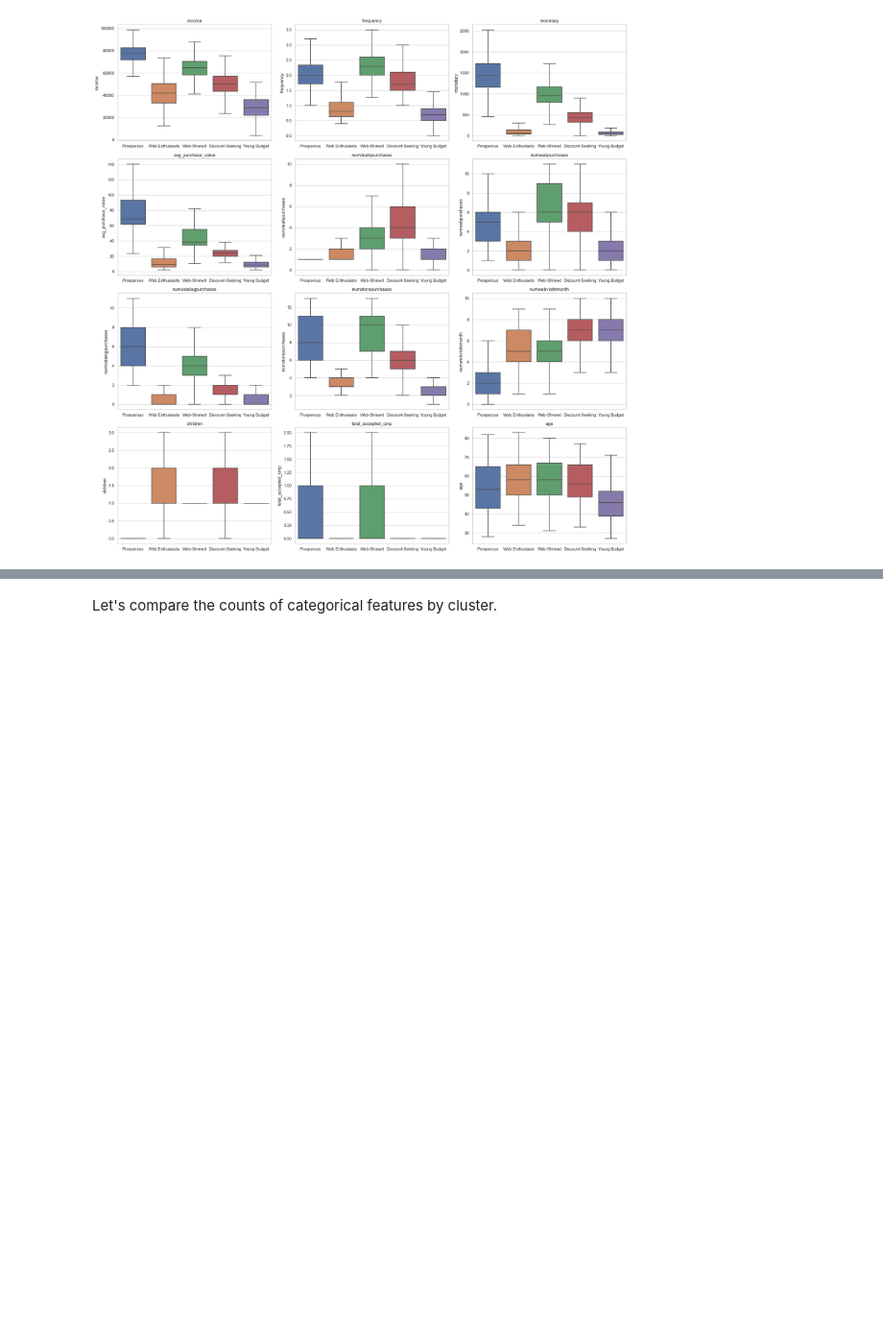
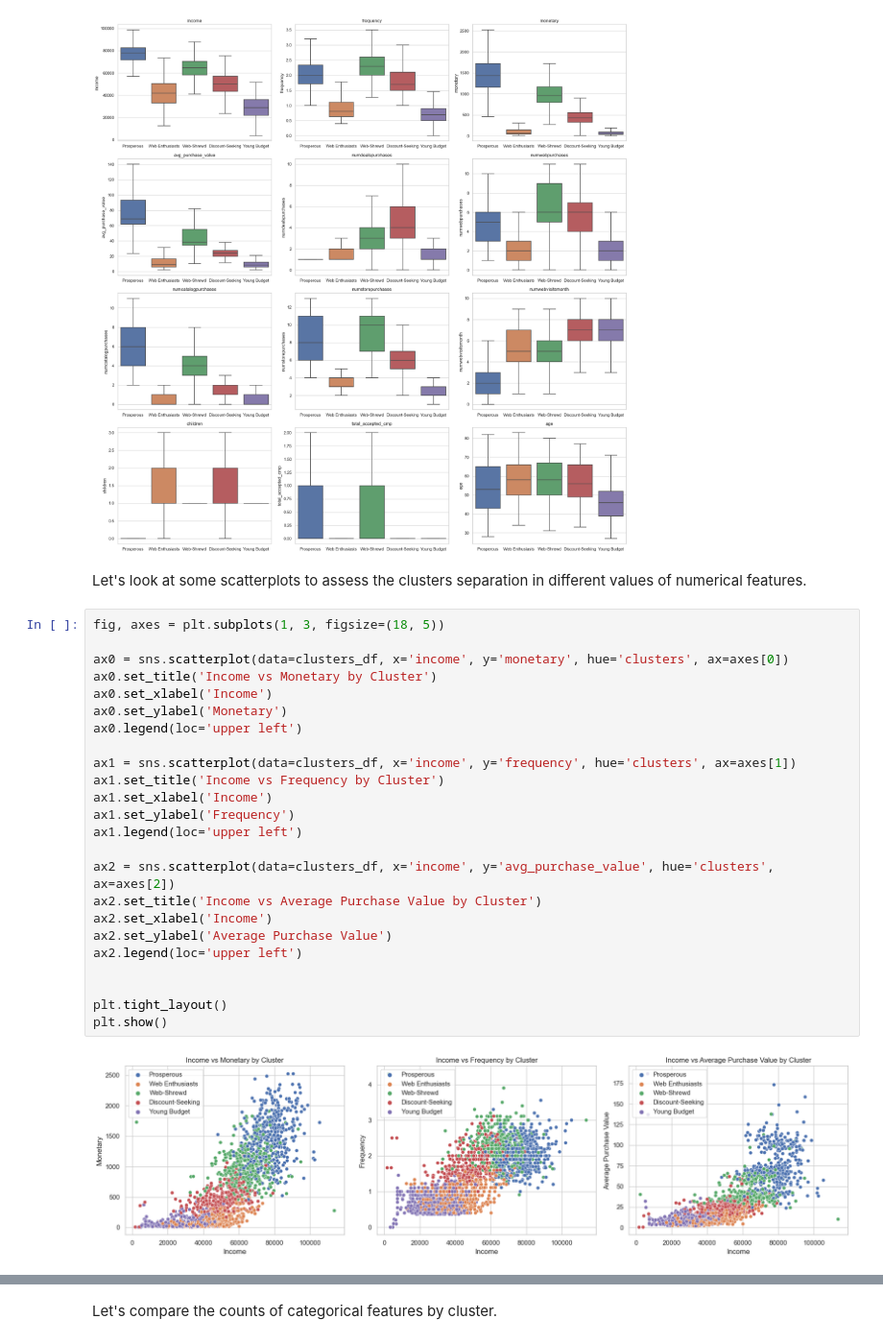
Before and after one commit to allmeidaapedro/Customer-Segmentation-Retail, a Jupyter notebook: notebooks/modelling.ipynb, the cells around one changed output, grey strips where cells are left out. Shown at 96% size. Cells and saved outputs as stored; diff of their text form; blank space fills up the shorter version.

Commit message:
Added scatterplots by cluster

```diff
--- a/notebooks/modelling.ipynb
+++ b/notebooks/modelling.ipynb
@@ -408,5 +408,33 @@ Let's compare the distributions by cluster to reinforce what we saw at the barpl
 sns_plots(data=clusters_df, features=numplots_features, boxplot=True, boxplot_x='clusters')
 # %% [output]
 [figure]
+# %% [markdown]
+Let's look at some scatterplots to assess the clusters separation in different values of numerical features.
+# %%
+fig, axes = plt.subplots(1, 3, figsize=(18, 5))
+
+ax0 = sns.scatterplot(data=clusters_df, x='income', y='monetary', hue='clusters', ax=axes[0])
+ax0.set_title('Income vs Monetary by Cluster')
+ax0.set_xlabel('Income')
+ax0.set_ylabel('Monetary')
+ax0.legend(loc='upper left')
+
+ax1 = sns.scatterplot(data=clusters_df, x='income', y='frequency', hue='clusters', ax=axes[1])
+ax1.set_title('Income vs Frequency by Cluster')
+ax1.set_xlabel('Income')
+ax1.set_ylabel('Frequency')
+ax1.legend(loc='upper left')
+
+ax2 = sns.scatterplot(data=clusters_df, x='income', y='avg_purchase_value', hue='clusters', ax=axes[2])
+ax2.set_title('Income vs Average Purchase Value by Cluster')
+ax2.set_xlabel('Income')
+ax2.set_ylabel('Average Purchase Value')
+ax2.legend(loc='upper left')
+
+
+plt.tight_layout()
+plt.show()
+# %% [output]
+[figure, added]
 # %% [markdown]
 Insights:
```
Also changed, not shown: parts of 7 cells of this notebook, 2 other files.
